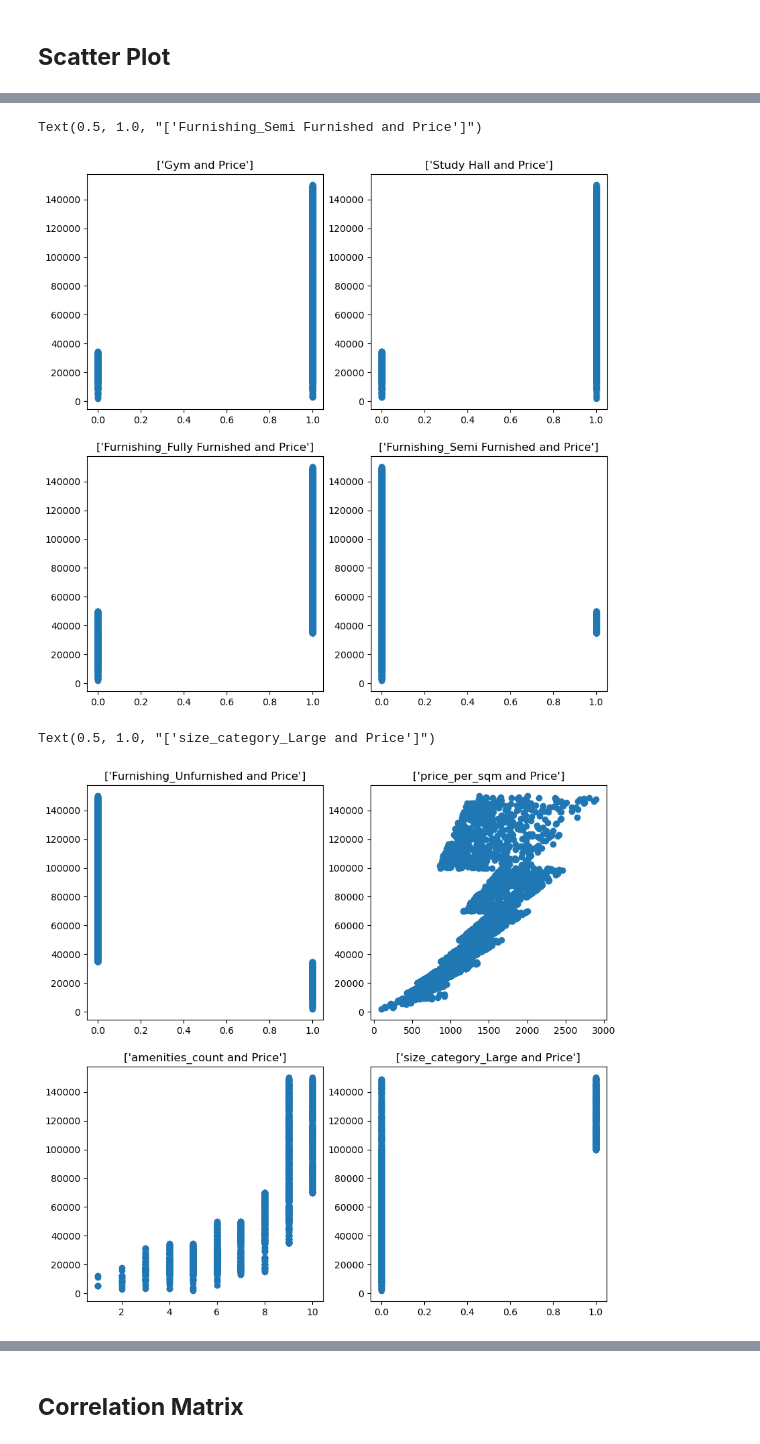
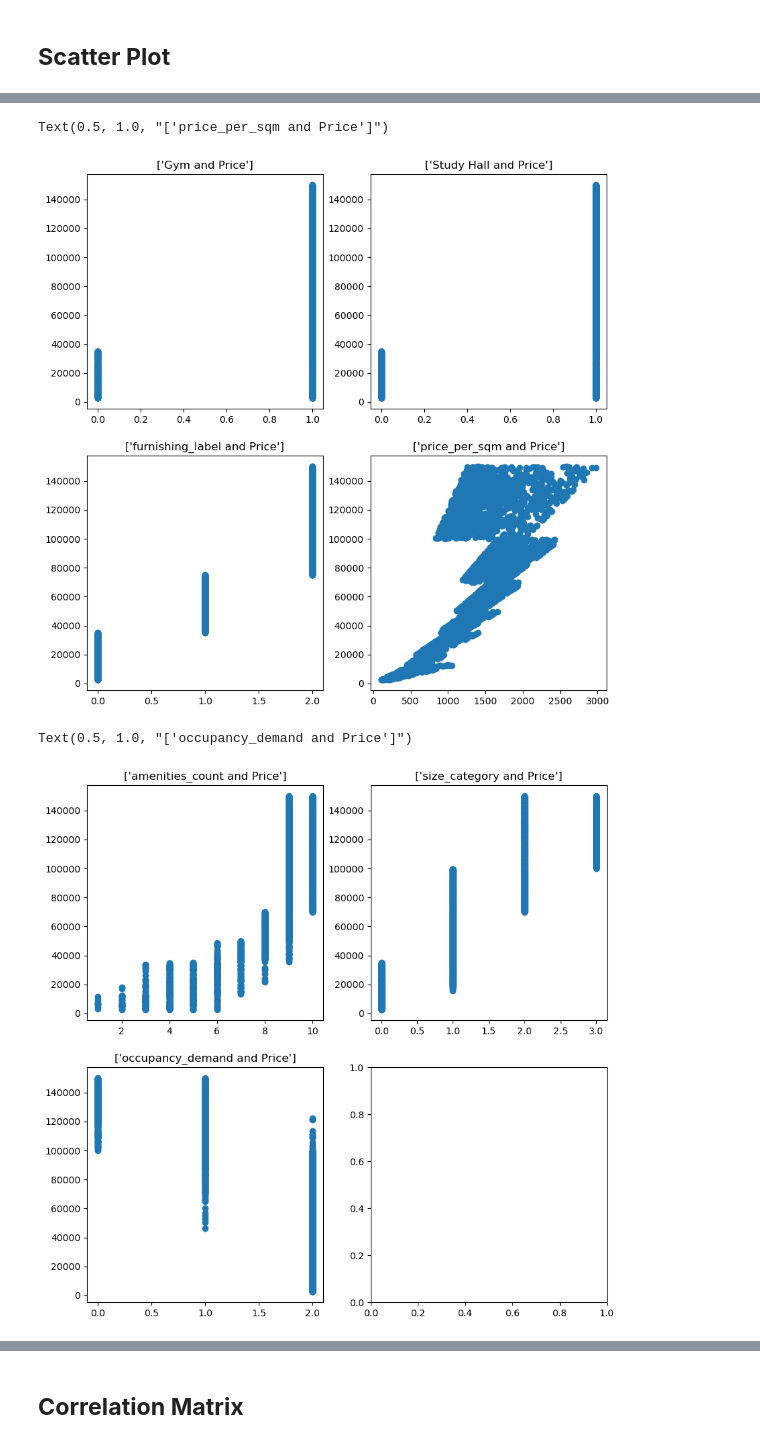
Before and after one commit to leonnmarcoo/condo_price_prediction, a Jupyter notebook: Data/condo_price_prediction.ipynb, the cells around one changed output, grey strips where cells are left out. Cells and saved outputs as stored; diff of their text form; code cells hidden in the pictures.

```diff
--- a/Data/condo_price_prediction.ipynb
+++ b/Data/condo_price_prediction.ipynb
@@ -129,28 +129,26 @@ fig, ax = plt.subplots(2, 2, figsize=(10, 10))
 
 ax[0, 0].scatter(df["Gym"], df["Price"])
 ax[0, 1].scatter(df["Study Hall"], df["Price"])
-ax[1, 0].scatter(df["Furnishing_Fully Furnished"], df["Price"])
-ax[1, 1].scatter(df["Furnishing_Semi Furnished"], df["Price"])
+ax[1, 0].scatter(df["furnishing_label"], df["Price"])
+ax[1, 1].scatter(df["price_per_sqm"], df["Price"])
 
 ax[0, 0].set_title(["Gym and Price"])
 ax[0, 1].set_title(["Study Hall and Price"])
-ax[1, 0].set_title(["Furnishing_Fully Furnished and Price"])
-ax[1, 1].set_title(["Furnishing_Semi Furnished and Price"])
+ax[1, 0].set_title(["furnishing_label and Price"])
+ax[1, 1].set_title(["price_per_sqm and Price"])
 # %% [output]
-Text(0.5, 1.0, "['Furnishing_Semi Furnished and Price']")
+Text(0.5, 1.0, "['price_per_sqm and Price']")
-[figure, old version]
+[figure, new version]
 # %%
 fig, ax = plt.subplots(2, 2, figsize=(10, 10))
 
-ax[0, 0].scatter(df["Furnishing_Unfurnished"], df["Price"])
-ax[0, 1].scatter(df["price_per_sqm"], df["Price"])
-ax[1, 0].scatter(df["amenities_count"], df["Price"])
-ax[1, 1].scatter(df["size_category_Large"], df["Price"])
+ax[0, 0].scatter(df["amenities_count"], df["Price"])
+ax[0, 1].scatter(df["size_category"], df["Price"])
+ax[1, 0].scatter(df["occupancy_demand"], df["Price"])
 
-ax[0, 0].set_title(["Furnishing_Unfurnished and Price"])
-ax[0, 1].set_title(["price_per_sqm and Price"])
-ax[1, 0].set_title(["amenities_count and Price"])
-ax[1, 1].set_title(["size_category_Large and Price"])
+ax[0, 0].set_title(["amenities_count and Price"])
+ax[0, 1].set_title(["size_category and Price"])
+ax[1, 0].set_title(["occupancy_demand and Price"])
 # %% [output]
-Text(0.5, 1.0, "['size_category_Large and Price']")
+Text(0.5, 1.0, "['occupancy_demand and Price']")
-[figure, old version]
+[figure, new version]
```
Also changed, not shown: parts of 29 cells of this notebook, 3 other files.
